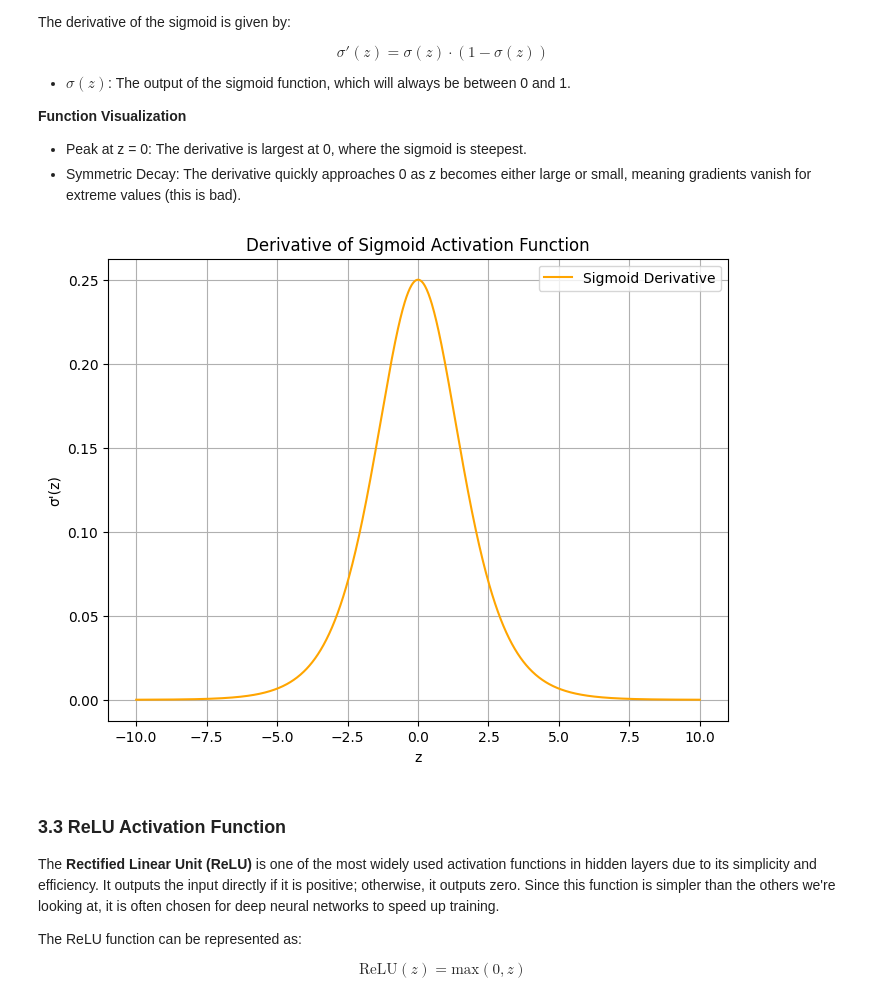
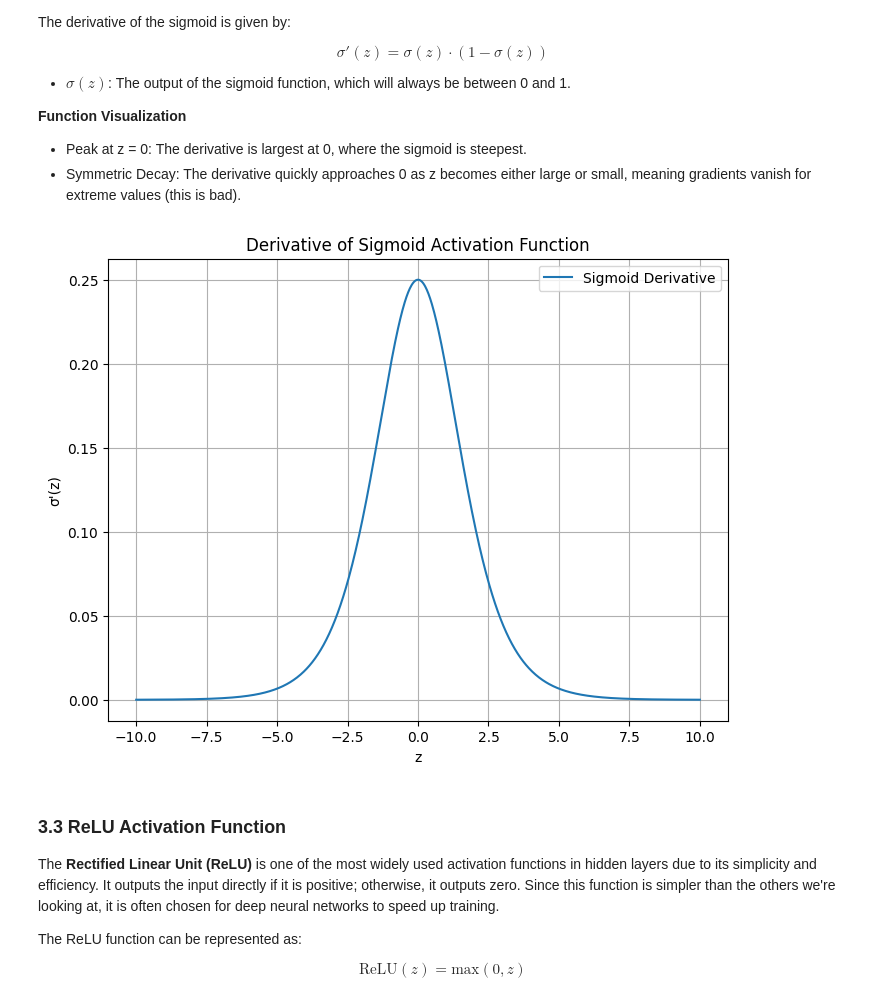
Before and after one commit to dinosaur-oatmeal/MNIST-Walkthrough, a Jupyter notebook: MNIST-Walkthrough.ipynb, the cells around one changed output. Saved outputs shown, nothing was run; the diff lists cells and outputs as text; code cells hidden in the pictures.

```diff
--- a/MNIST-Walkthrough.ipynb
+++ b/MNIST-Walkthrough.ipynb
@@ -366,32 +362,32 @@ $$\sigma'(z) = \sigma(z) \cdot (1 - \sigma(z)) $$
 # %%
 def sigmoid_derivative(z):
     """
     Arguments:
     z -- numpy array of any shape, input values (logits) to the sigmoid function
 
     Returns:
     ds -- numpy array of the same shape as z, containing the derivative of the sigmoid function for each element in z
     """
     s = sigmoid(z)
     ds = s * (1 - s)
 
     return ds
 
 
 # Compute derivative for visualization
 sigmoid_derivative_z = sigmoid_derivative(z)
 
 # Plot the derivative of the sigmoid function
-plt.figure(figsize=(8, 6))
-plt.plot(z, sigmoid_derivative_z, label='Sigmoid Derivative', color='orange')
+plt.figure(figsize = (8, 6))
+plt.plot(z, sigmoid_derivative_z, label = 'Sigmoid Derivative')
 plt.title('Derivative of Sigmoid Activation Function')
 plt.xlabel('z')
 plt.ylabel("σ'(z)")
 plt.grid(True)
 plt.legend()
 plt.show()
 # %% [output]
-[figure, old version]
+[figure, new version]
 # %% [markdown]
 ### 3.3 ReLU Activation Function
 
```
Also changed, not shown: parts of 21 cells of this notebook.
